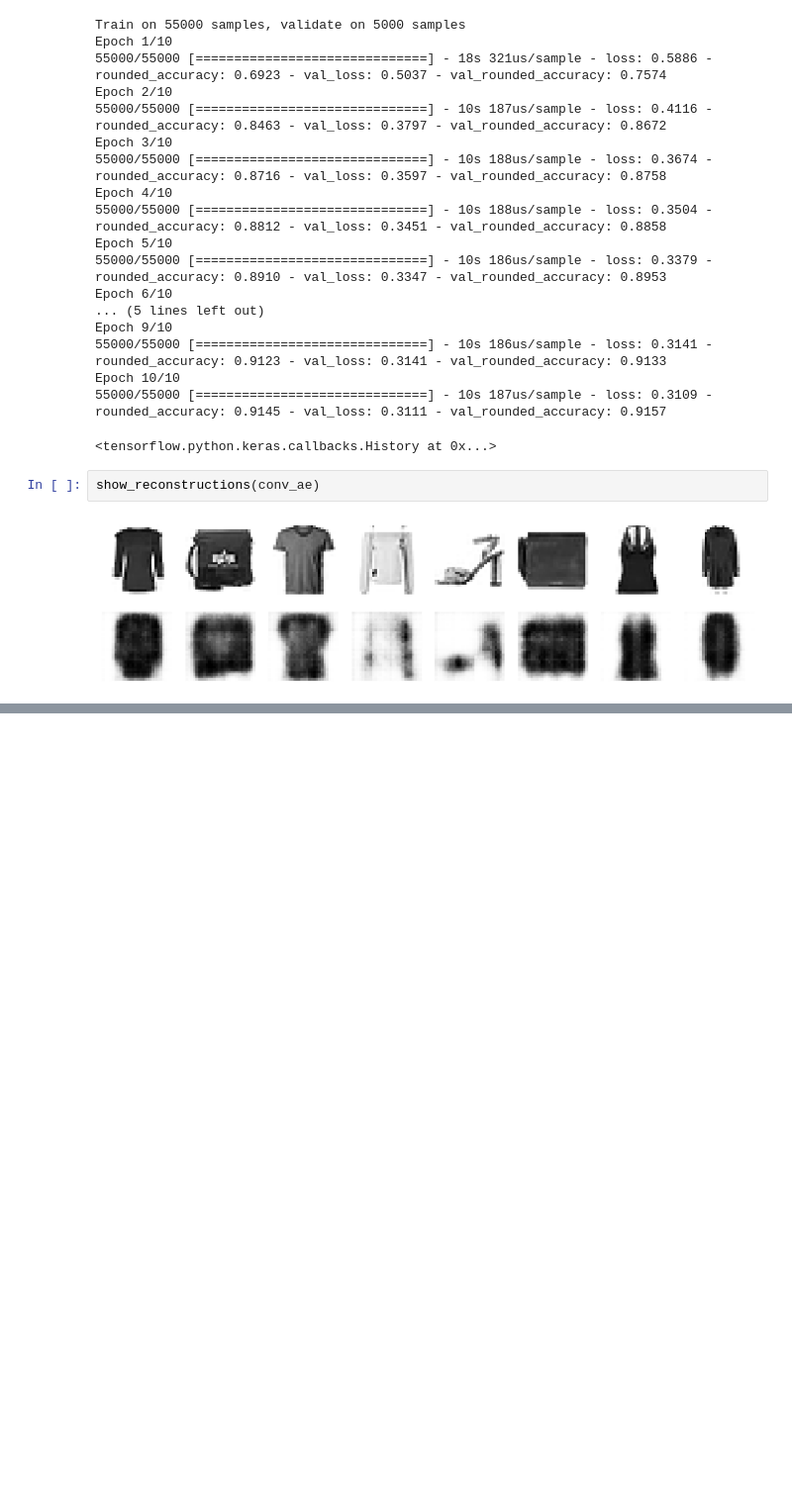
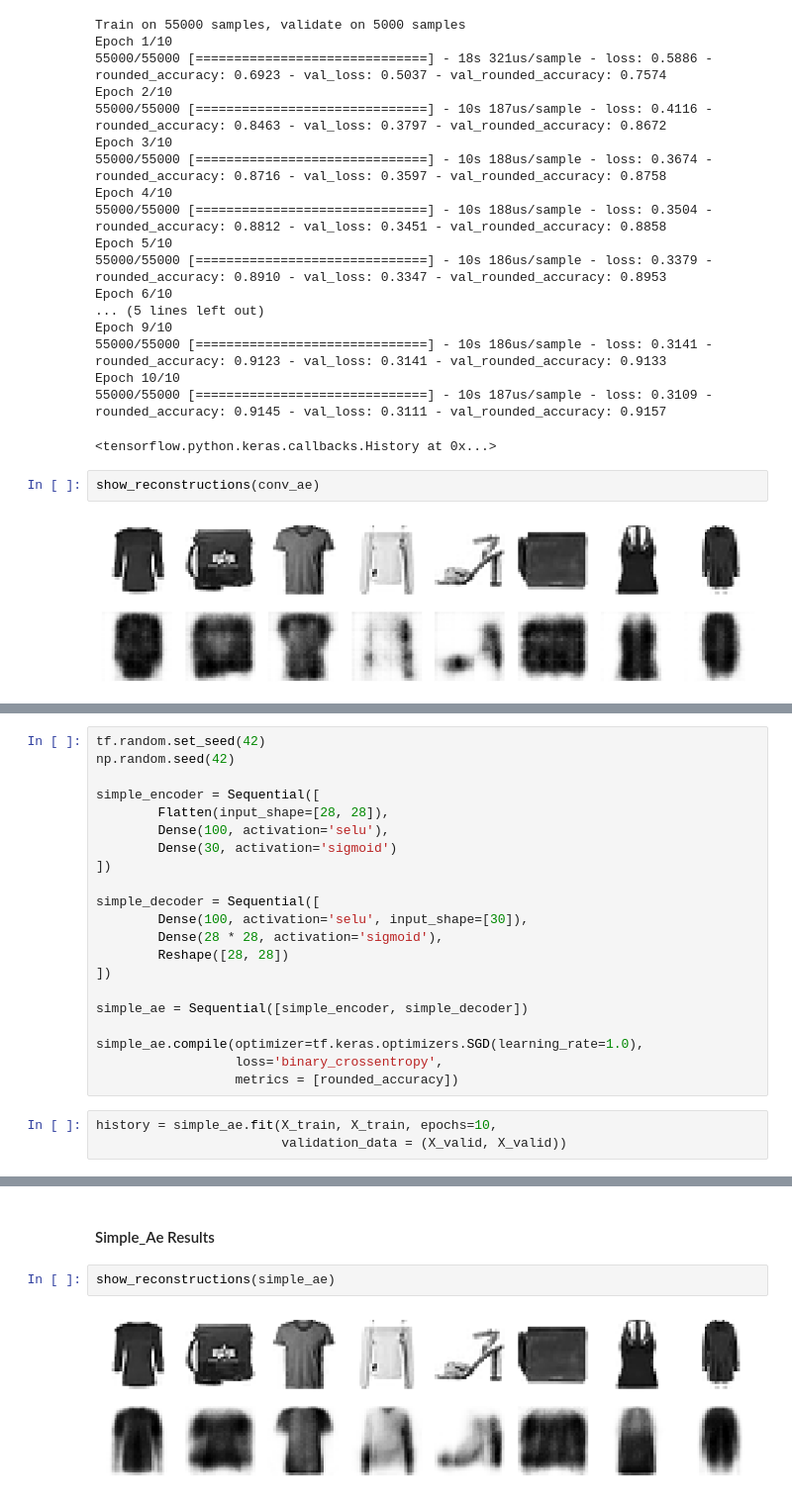
Before and after one commit to rahhul/GAN_Notebooks, a Jupyter notebook: GANs.ipynb, the cells around one changed output, grey strips where cells are left out. Shown at 99% size. Drawn from its saved outputs; the diff is of its cells as text; blank space fills up the shorter version.

```diff
--- a/GANs.ipynb
+++ b/GANs.ipynb
@@ -453,0 +618,24 @@ show_reconstructions(conv_ae)
+# %%
+tf.random.set_seed(42)
+np.random.seed(42)
+
+simple_encoder = Sequential([
+        Flatten(input_shape=[28, 28]),
+        Dense(100, activation='selu'),
+        Dense(30, activation='sigmoid')
+])
+
+simple_decoder = Sequential([
+        Dense(100, activation='selu', input_shape=[30]),
+        Dense(28 * 28, activation='sigmoid'),
+        Reshape([28, 28])
+])
+
+simple_ae = Sequential([simple_encoder, simple_decoder])
+
+simple_ae.compile(optimizer=tf.keras.optimizers.SGD(learning_rate=1.0),
+                  loss='binary_crossentropy',
+                  metrics = [rounded_accuracy])
+# %%
+history = simple_ae.fit(X_train, X_train, epochs=10,
+                        validation_data = (X_valid, X_valid))
@@ -453,0 +660,6 @@ show_reconstructions(conv_ae)
+# %% [markdown]
+#### Simple_Ae Results
+# %%
+show_reconstructions(simple_ae)
+# %% [output]
+[figure, added]
```
Also changed, not shown: parts of 31 cells of this notebook.
